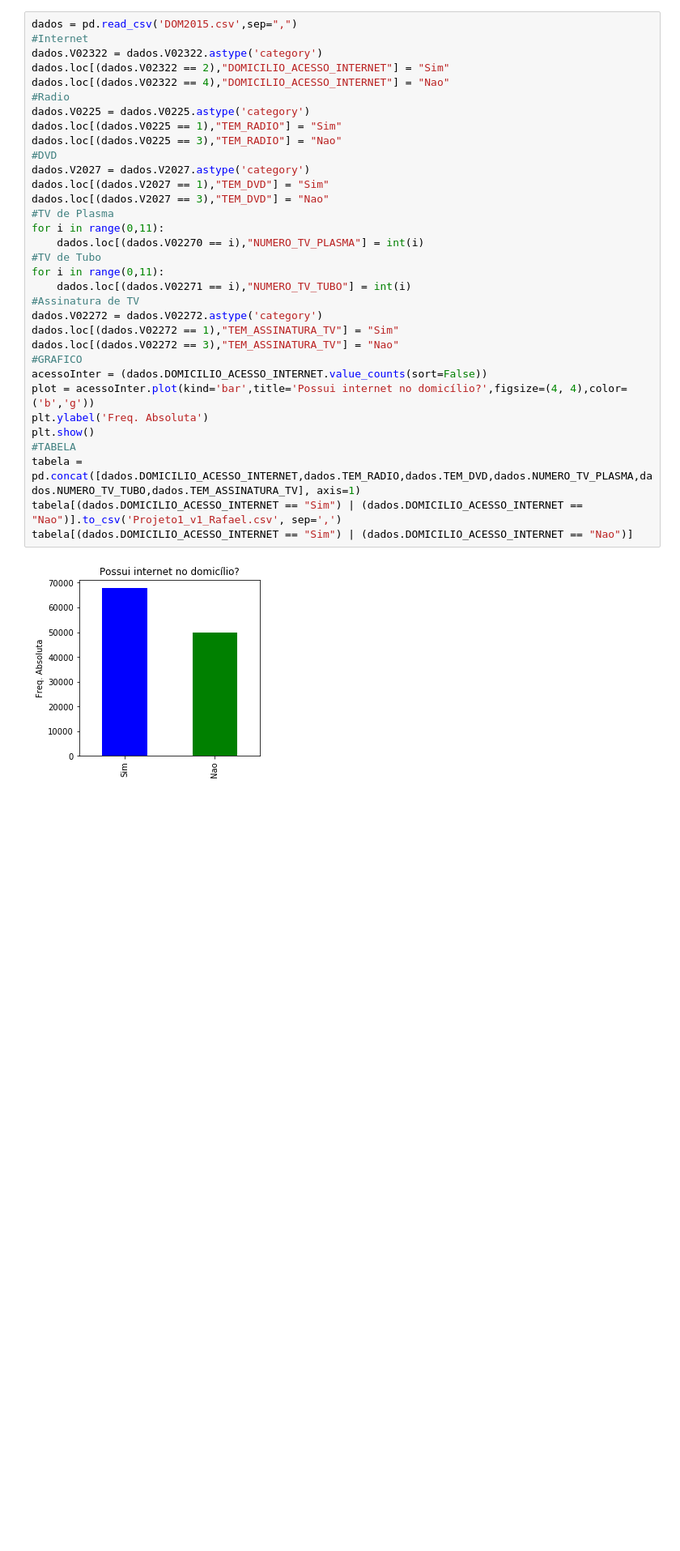
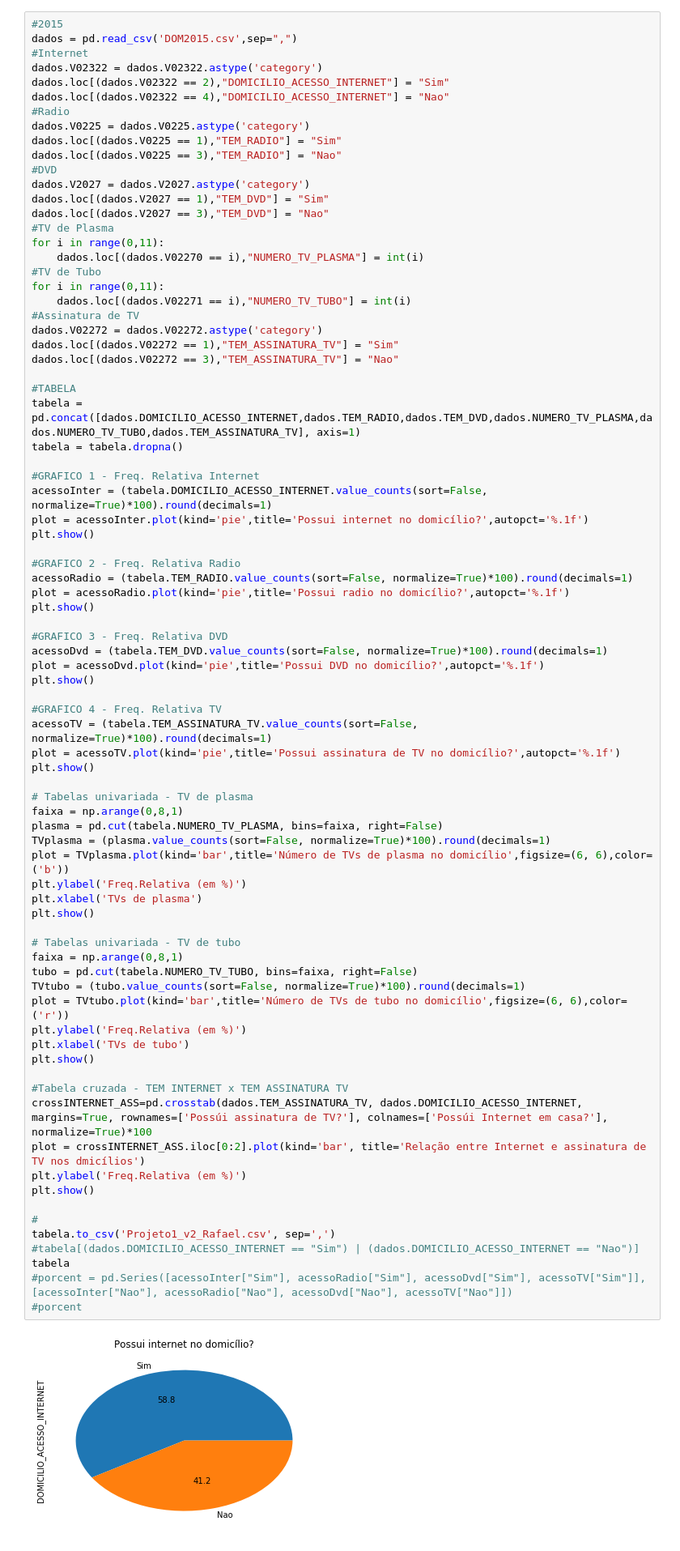
Before and after one commit to Veguinho/CD2017, a Jupyter notebook: Projeto1 - v1.ipynb, the cells around one changed output. Shown at 81% size. Cells and saved outputs as stored; diff of their text form; blank space fills up the shorter version.

Commit message:
Projeto 1 - v2 code

```diff
--- a/Projeto1 - v1.ipynb
+++ b/Projeto1 - v1.ipynb
@@ -39,37 +39,84 @@ C:\Users\MacWin\Documents\Ciencia dos dados\PNAD - Projeto 1
 #Se usar o arquivo compactado como está no dropbox púbico
 #pd.read_csv('DOM2015csv.zip', compression='zip', header=0, sep=',', quotechar='"')
 # %%
+#2015
 dados = pd.read_csv('DOM2015.csv',sep=",")
 #Internet
 dados.V02322 = dados.V02322.astype('category')
 dados.loc[(dados.V02322 == 2),"DOMICILIO_ACESSO_INTERNET"] = "Sim"
 dados.loc[(dados.V02322 == 4),"DOMICILIO_ACESSO_INTERNET"] = "Nao"
 #Radio
 dados.V0225 = dados.V0225.astype('category')
 dados.loc[(dados.V0225 == 1),"TEM_RADIO"] = "Sim"
 dados.loc[(dados.V0225 == 3),"TEM_RADIO"] = "Nao"
 #DVD
 dados.V2027 = dados.V2027.astype('category')
 dados.loc[(dados.V2027 == 1),"TEM_DVD"] = "Sim"
 dados.loc[(dados.V2027 == 3),"TEM_DVD"] = "Nao"
 #TV de Plasma
 for i in range(0,11):
     dados.loc[(dados.V02270 == i),"NUMERO_TV_PLASMA"] = int(i)
 #TV de Tubo
 for i in range(0,11):
     dados.loc[(dados.V02271 == i),"NUMERO_TV_TUBO"] = int(i)
 #Assinatura de TV
 dados.V02272 = dados.V02272.astype('category')
 dados.loc[(dados.V02272 == 1),"TEM_ASSINATURA_TV"] = "Sim"
 dados.loc[(dados.V02272 == 3),"TEM_ASSINATURA_TV"] = "Nao"
-#GRAFICO
-acessoInter = (dados.DOMICILIO_ACESSO_INTERNET.value_counts(sort=False))
-plot = acessoInter.plot(kind='bar',title='Possui internet no domicílio?',figsize=(4, 4),color=('b','g'))
-plt.ylabel('Freq. Absoluta')
-plt.show()
+
 #TABELA
 tabela = pd.concat([dados.DOMICILIO_ACESSO_INTERNET,dados.TEM_RADIO,dados.TEM_DVD,dados.NUMERO_TV_PLASMA,dados.NUMERO_TV_TUBO,dados.TEM_ASSINATURA_TV], axis=1)
-tabela[(dados.DOMICILIO_ACESSO_INTERNET == "Sim") | (dados.DOMICILIO_ACESSO_INTERNET == "Nao")].to_csv('Projeto1_v1_Rafael.csv', sep=',')
-tabela[(dados.DOMICILIO_ACESSO_INTERNET == "Sim") | (dados.DOMICILIO_ACESSO_INTERNET == "Nao")]
+tabela = tabela.dropna()
+
+#GRAFICO 1 - Freq. Relativa Internet
+acessoInter = (tabela.DOMICILIO_ACESSO_INTERNET.value_counts(sort=False, normalize=True)*100).round(decimals=1)
+plot = acessoInter.plot(kind='pie',title='Possui internet no domicílio?',autopct='%.1f')
+plt.show()
+
+#GRAFICO 2 - Freq. Relativa Radio
+acessoRadio = (tabela.TEM_RADIO.value_counts(sort=False, normalize=True)*100).round(decimals=1)
+plot = acessoRadio.plot(kind='pie',title='Possui radio no domicílio?',autopct='%.1f')
+plt.show()
+
+#GRAFICO 3 - Freq. Relativa DVD
+acessoDvd = (tabela.TEM_DVD.value_counts(sort=False, normalize=True)*100).round(decimals=1)
+plot = acessoDvd.plot(kind='pie',title='Possui DVD no domicílio?',autopct='%.1f')
+plt.show()
+
+#GRAFICO 4 - Freq. Relativa TV
+acessoTV = (tabela.TEM_ASSINATURA_TV.value_counts(sort=False, normalize=True)*100).round(decimals=1)
+plot = acessoTV.plot(kind='pie',title='Possui assinatura de TV no domicílio?',autopct='%.1f')
+plt.show()
+
+# Tabelas univariada - TV de plasma
+faixa = np.arange(0,8,1)
+plasma = pd.cut(tabela.NUMERO_TV_PLASMA, bins=faixa, right=False)
+TVplasma = (plasma.value_counts(sort=False, normalize=True)*100).round(decimals=1)
+plot = TVplasma.plot(kind='bar',title='Número de TVs de plasma no domicílio',figsize=(6, 6),color=('b'))
+plt.ylabel('Freq.Relativa (em %)')
+plt.xlabel('TVs de plasma')
+plt.show()
+
+# Tabelas univariada - TV de tubo
+faixa = np.arange(0,8,1)
+tubo = pd.cut(tabela.NUMERO_TV_TUBO, bins=faixa, right=False)
+TVtubo = (tubo.value_counts(sort=False, normalize=True)*100).round(decimals=1)
+plot = TVtubo.plot(kind='bar',title='Número de TVs de tubo no domicílio',figsize=(6, 6),color=('r'))
+plt.ylabel('Freq.Relativa (em %)')
+plt.xlabel('TVs de tubo')
+plt.show()
+
+#Tabela cruzada - TEM INTERNET x TEM ASSINATURA TV
+crossINTERNET_ASS=pd.crosstab(dados.TEM_ASSINATURA_TV, dados.DOMICILIO_ACESSO_INTERNET, margins=True, rownames=['Possúi assinatura de TV?'], colnames=['Possúi Internet em casa?'], normalize=True)*100
+plot = crossINTERNET_ASS.iloc[0:2].plot(kind='bar', title='Relação entre Internet e assinatura de TV nos dmicílios')
+plt.ylabel('Freq.Relativa (em %)')
+plt.show()
+
+#
+tabela.to_csv('Projeto1_v2_Rafael.csv', sep=',')
+#tabela[(dados.DOMICILIO_ACESSO_INTERNET == "Sim") | (dados.DOMICILIO_ACESSO_INTERNET == "Nao")]
+tabela
+#porcent = pd.Series([acessoInter["Sim"], acessoRadio["Sim"], acessoDvd["Sim"], acessoTV["Sim"]],[acessoInter["Nao"], acessoRadio["Nao"], acessoDvd["Nao"], acessoTV["Nao"]])
+#porcent
 # %% [output]
-[figure, old version]
+[figure, new version]
```
Also changed, not shown: parts of 2 cells of this notebook.
